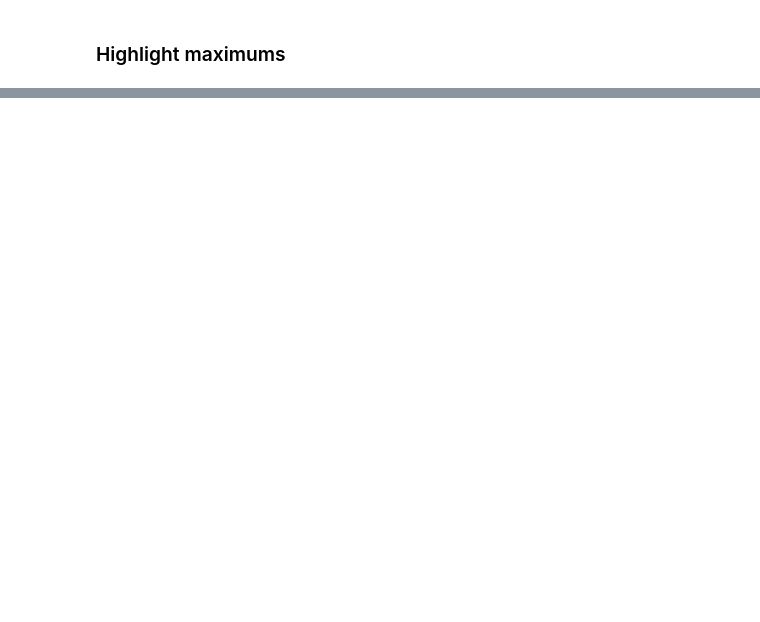
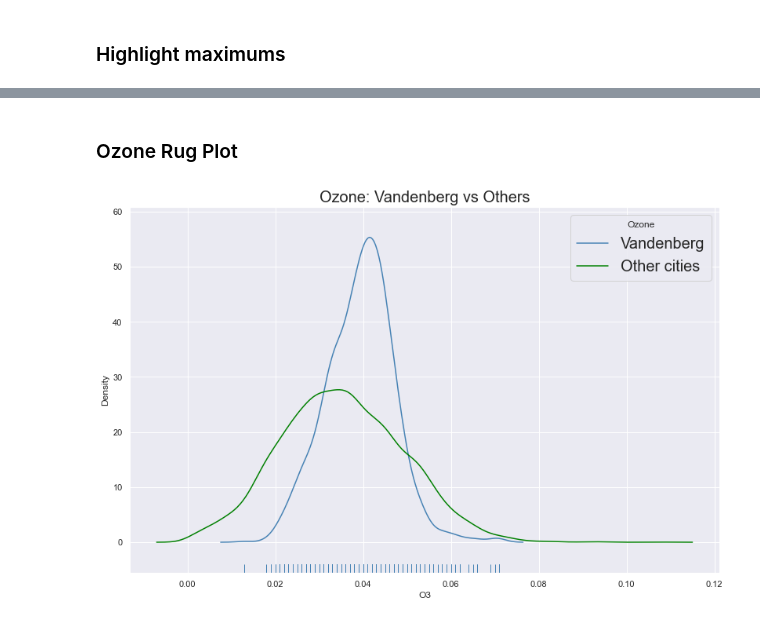
Before and after one commit to rbjones92/data_visualization, a Jupyter notebook: pollution_visualization.ipynb, the cells around one changed output, grey strips where cells are left out. Drawn from its saved outputs; the diff is of its cells as text; code cells hidden in the pictures; blank space fills up the shorter version.

```diff
--- a/pollution_visualization.ipynb
+++ b/pollution_visualization.ipynb
@@ -164,0 +175,25 @@ Name: SO2, dtype: float64, 'Max NO2 = 88.3')
+# %% [markdown]
+### Ozone Rug Plot
+# %%
+# Plot O3 at Vandenberg Air Force Base
+
+# ...rugplot
+sns.rugplot(pollution[pollution.city == 'Vandenberg Air Force Base'].O3, label = '_Hidden', color = 'steelblue')
+# ...distribution plot
+sns.distplot(pollution[pollution.city == 'Vandenberg Air Force Base'].O3, label = 'Vandenberg', color = 'steelblue',hist=False)
+
+
+# Plot O3 for anything outside of Vandenberg Air Force Base
+sns.distplot(pollution[pollution.city != 'Vandenberg Air Force Base'].O3,label = 'Other cities',color = 'green',hist=False)
+
+# Set Title, Axes Labels, Legend
+plt.title("Ozone: Vandenberg vs Others",fontsize = 20)
+plt.ylabel("Density")
+plt.legend(title="Ozone",loc="upper right",prop={'size':20})
+
+
+# ignore warning about distplot being depreciated
+import warnings
+warnings.filterwarnings('ignore')
+# %% [output]
+[figure, added]
```
Also changed, not shown: parts of 16 cells of this notebook.
